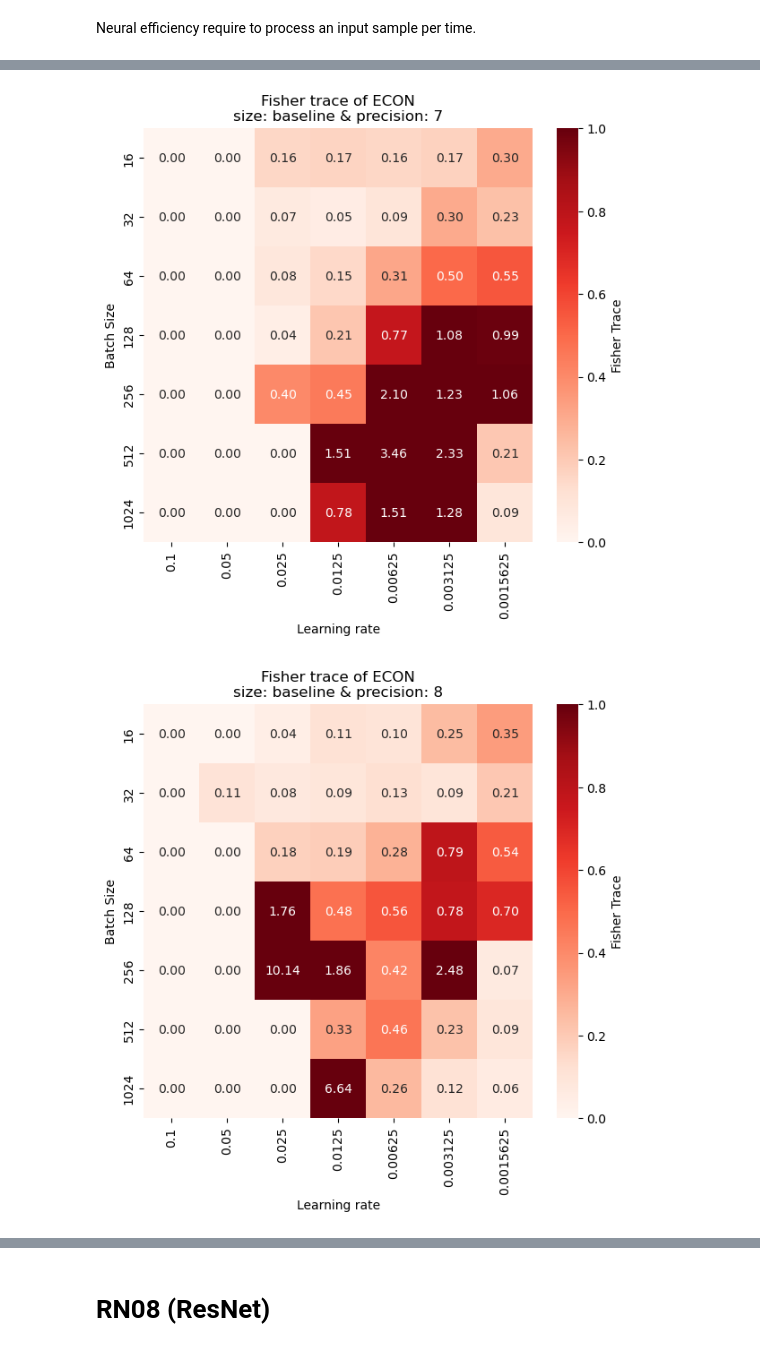
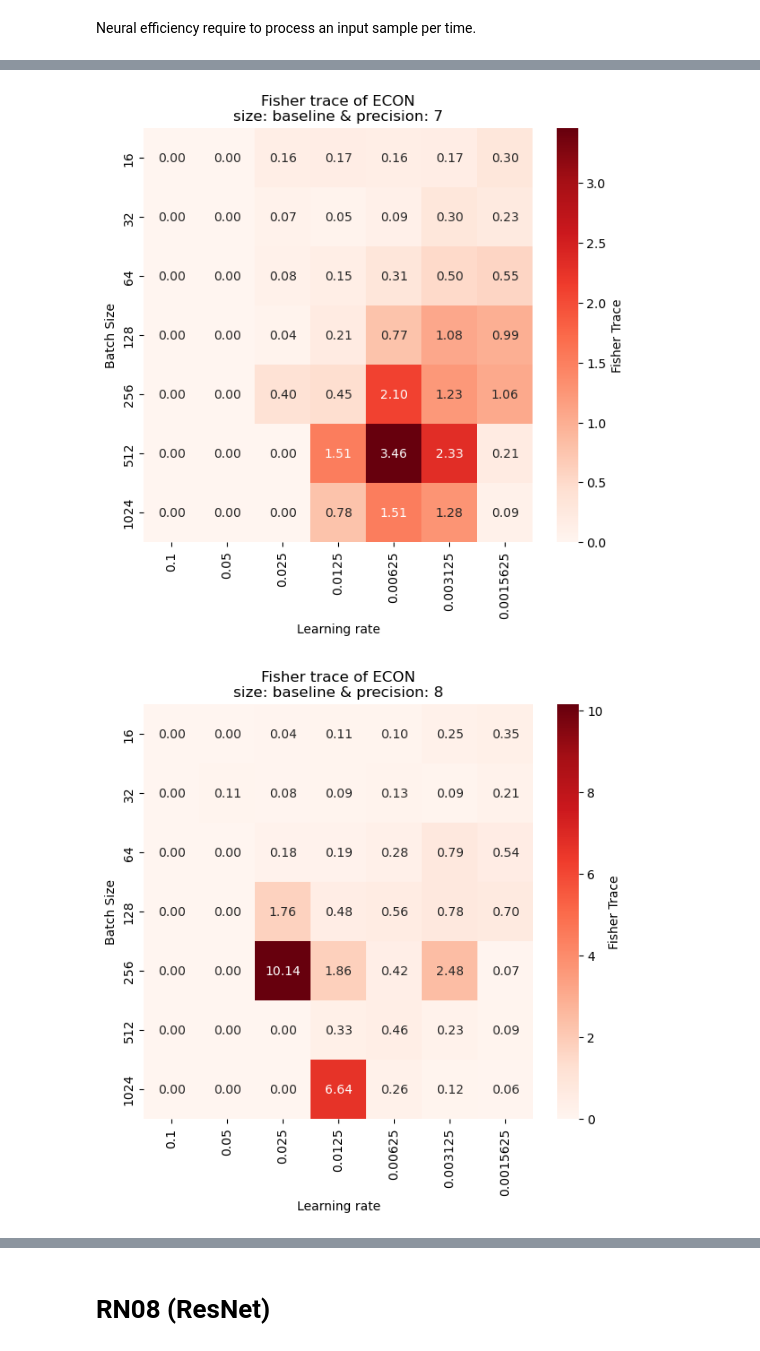
Before and after one commit to Vis4SciML/loss_landscape_taxonomy, a Jupyter notebook: workspace/notebooks/fisher_analysis.ipynb, the cells around one changed output, grey strips where cells are left out. Cells and saved outputs as stored; diff of their text form; code cells hidden in the pictures.

```diff
--- a/workspace/notebooks/fisher_analysis.ipynb
+++ b/workspace/notebooks/fisher_analysis.ipynb
@@ -198,7 +198,7 @@ for p in precisions:
                              columns=learning_rates)
     plot_2d_heatmap(fisher_matrix,
                     f'Fisher trace of ECON\nsize: {size} & precision: {p}',
-                    (0, max(max(fisher_matrix), 1)),
+                    (0, fisher_matrix.max().max()),
                     'Learning rate',
                     'Batch Size',
                     'Fisher Trace',
@@ -212,2 +212,2 @@ for p in precisions:
-[figure, old version]
+[figure, new version]
-[figure, old version]
+[figure, new version]
```
Also changed, not shown: parts of 4 cells of this notebook, 8 other files.
